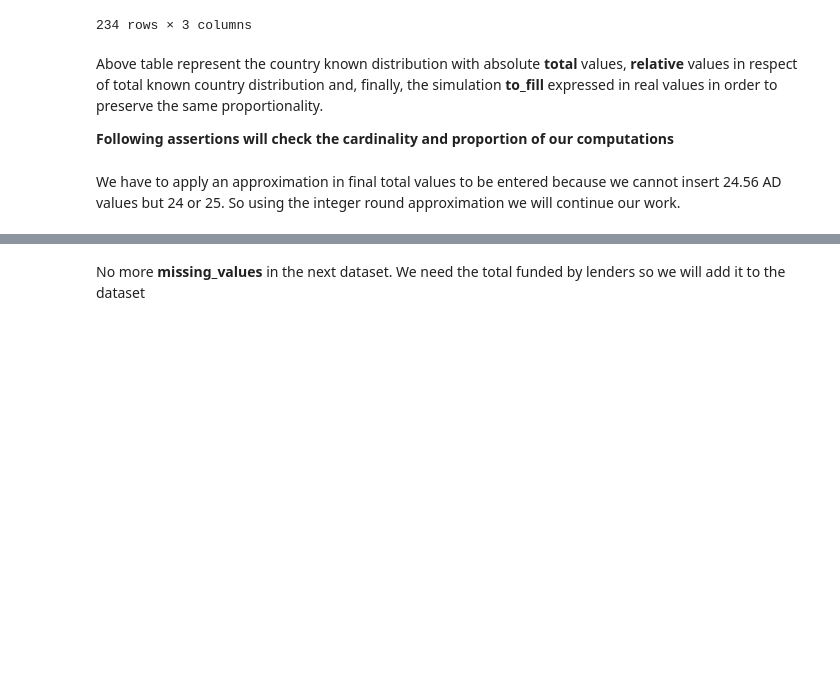
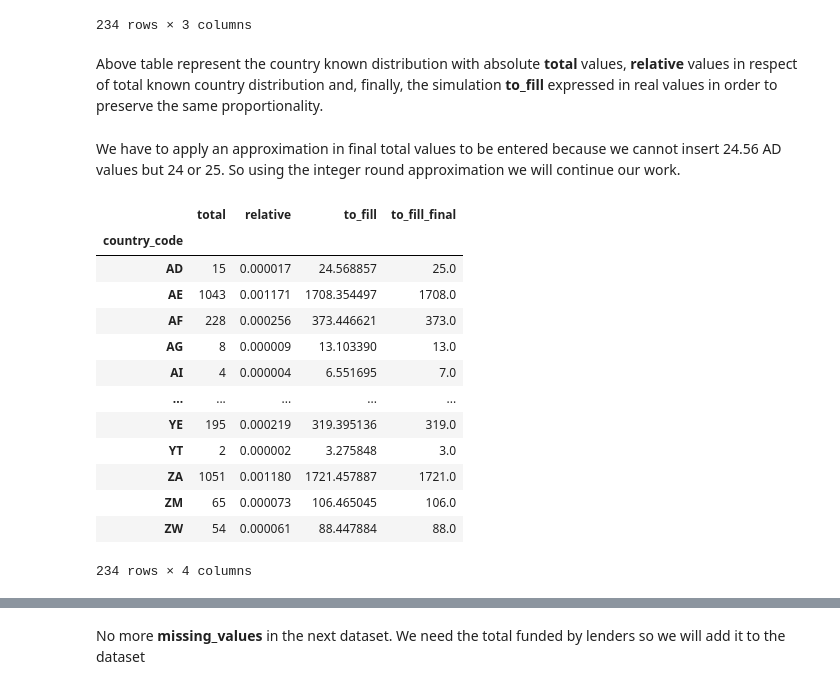
Before and after one commit to kayne87/FoCS, a Jupyter notebook: FoCS_new.ipynb, the cells around one changed output, grey strips where cells are left out. Drawn from its saved outputs; the diff is of its cells as text; code cells hidden in the pictures; blank space fills up the shorter version.

```diff
--- a/FoCS_new.ipynb
+++ b/FoCS_new.ipynb
@@ -545,5 +616,3 @@ df_country_lenders
 234 rows × 3 columns
 # %% [markdown]
 Above table represent the country known distribution with absolute **total** values, **relative** values in respect of total known country distribution and, finally, the simulation **to_fill** expressed in real values in order to preserve the same proportionality.
-
-**Following assertions will check the cardinality and proportion of our computations**
@@ -553,3 +619,21 @@ assert(abs(df_country_lenders.to_fill / length_no_country - df_country_lenders.r
 # %% [markdown]
 We have to apply an approximation in final total values to be entered because we cannot insert 24.56 AD values but 24 or 25. So using the integer round approximation we will continue our work.
+# %%
+df_country_lenders["to_fill_final"] = df_country_lenders.to_fill.round()
+df_country_lenders
+# %% [output]
+|  | total | relative | to_fill | to_fill_final |
+| country_code |  |  |  |  |
+| AD | 15 | 0.000017 | 24.568857 | 25.0 |
+| AE | 1043 | 0.001171 | 1708.354497 | 1708.0 |
+| AF | 228 | 0.000256 | 373.446621 | 373.0 |
+| AG | 8 | 0.000009 | 13.103390 | 13.0 |
+| AI | 4 | 0.000004 | 6.551695 | 7.0 |
+| ... | ... | ... | ... | ... |
+| YE | 195 | 0.000219 | 319.395136 | 319.0 |
+| YT | 2 | 0.000002 | 3.275848 | 3.0 |
+| ZA | 1051 | 0.001180 | 1721.457887 | 1721.0 |
+| ZM | 65 | 0.000073 | 106.465045 | 106.0 |
+| ZW | 54 | 0.000061 | 88.447884 | 88.0 |
+234 rows × 4 columns
 # %%
```
Also changed, not shown: parts of 27 cells of this notebook.
